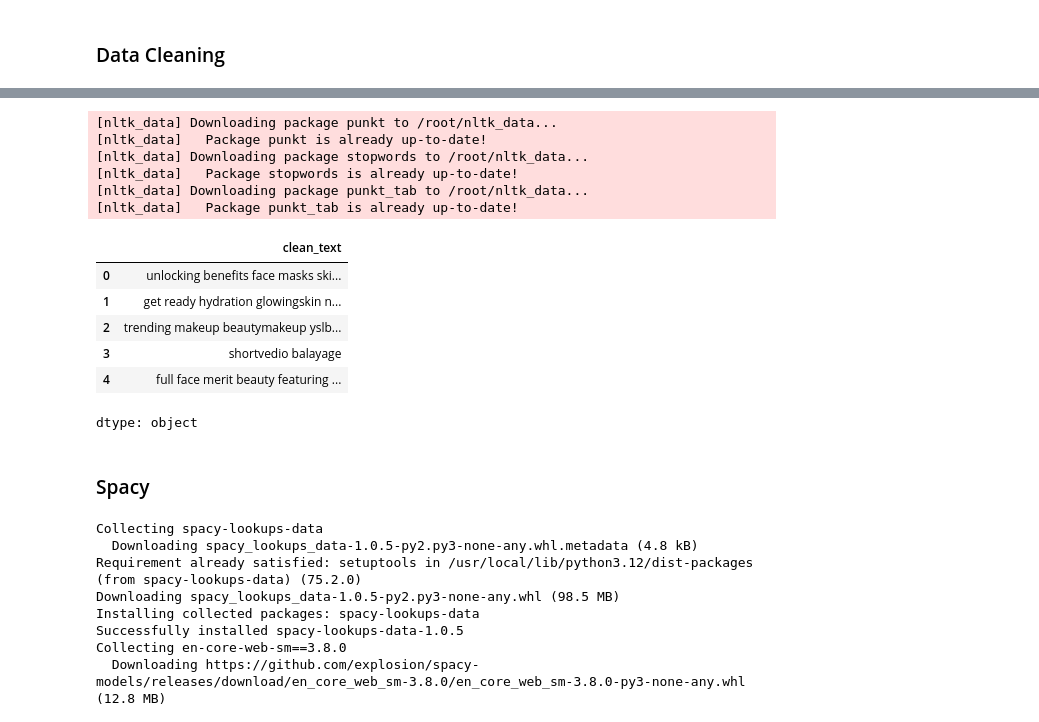
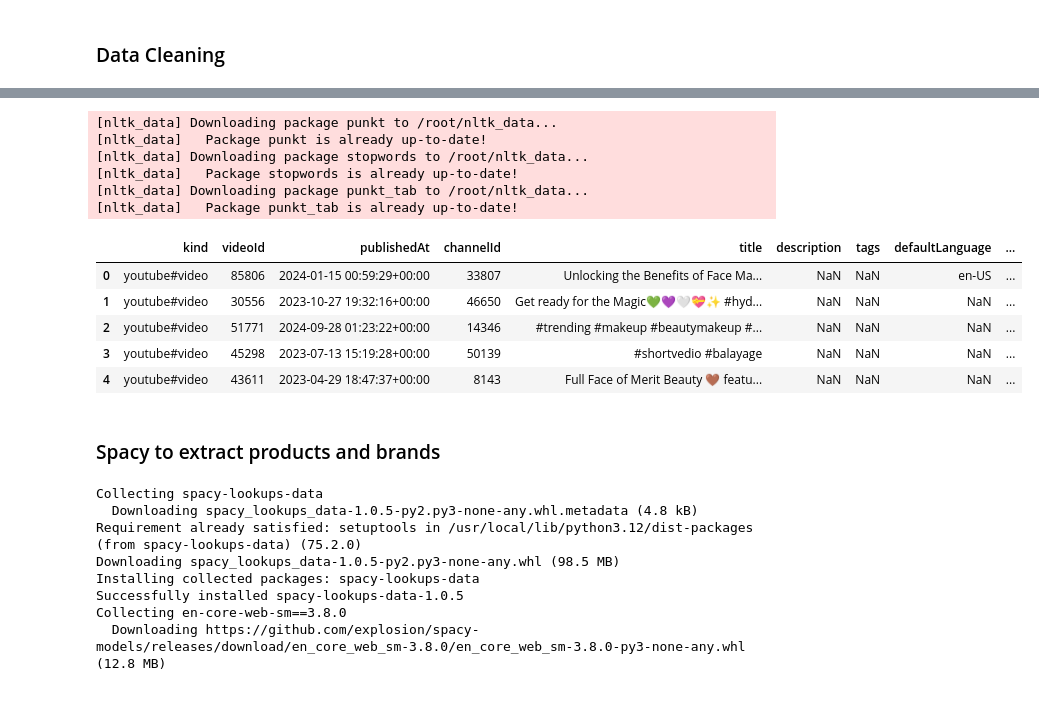
Before and after one commit to lichee03/Loreal-Competition-Born-to-Win, a Jupyter notebook: app/trendAnalysis/extract_product.ipynb, the cells around one changed output, grey strips where cells are left out. Cells and saved outputs as stored; diff of their text form; code cells hidden in the pictures.

```diff
--- a/app/trendAnalysis/extract_product.ipynb
+++ b/app/trendAnalysis/extract_product.ipynb
@@ -39,13 +44,16 @@ def clean_text(text):
     text = text.lower()
     return text
 
-# Create clean_text directly from title, description, tags
-df['clean_text'] = (
+# Merge title, description, and tags into a single 'text' column (raw)
+df['text'] = (
     df['title'].fillna('') + ' ' +
     df['description'].fillna('') + ' ' +
     df['tags'].fillna('')
-).apply(clean_text)
+)
+
+# Now clean it into 'clean_text'
+df['clean_text'] = df['text'].apply(clean_text)
 
 # Preview
-df['clean_text'].head(5)
+df[['text', 'clean_text']].head(5)
 # %% [output]
@@ -59,39 +66,32 @@ dtype: object
 # %%
-nltk.download('punkt')        # for word_tokenize
-nltk.download('stopwords')    # for stopwords
+nltk.download('punkt')
+nltk.download('stopwords')
 nltk.download('punkt_tab')
 
 stop_words = set(stopwords.words('english'))
 
 def preprocess_text(text):
-    tokens = word_tokenize(text.lower())  # tokenize
+    tokens = word_tokenize(text.lower())
     tokens = [t for t in tokens if t.isalpha() and t not in stop_words]
     return " ".join(tokens)
 
-# Combine columns and clean
-df['clean_text'] = (
-    df['title'].fillna('') + ' ' +
-    df['description'].fillna('') + ' ' +
-    df['tags'].fillna('')
-).apply(preprocess_text)
-
-df['clean_text'].head()
+df['clean_text'] = df['text'].apply(preprocess_text)
+df.head()
 # %% [output]
 [nltk_data] Downloading package punkt to /root/nltk_data...
 [nltk_data]   Package punkt is already up-to-date!
 [nltk_data] Downloading package stopwords to /root/nltk_data...
 [nltk_data]   Package stopwords is already up-to-date!
 [nltk_data] Downloading package punkt_tab to /root/nltk_data...
 [nltk_data]   Package punkt_tab is already up-to-date!
-|  | clean_text |
-| 0 | unlocking benefits face masks ski... |
-| 1 | get ready hydration glowingskin n... |
-| 2 | trending makeup beautymakeup yslb... |
-| 3 | shortvedio balayage |
-| 4 | full face merit beauty featuring ... |
+|  | kind | videoId | publishedAt | channelId | title | description | tags | defaultLanguage | ... |
+| 0 | youtube#video | 85806 | 2024-01-15 00:59:29+00:00 | 33807 | Unlocking the Benefits of Face Ma... | NaN | NaN | en-US | ... |
+| 1 | youtube#video | 30556 | 2023-10-27 19:32:16+00:00 | 46650 | Get ready for the Magic💚💜🤍💝✨ #hyd... | NaN | NaN | NaN | ... |
+| 2 | youtube#video | 51771 | 2024-09-28 01:23:22+00:00 | 14346 | #trending #makeup #beautymakeup #... | NaN | NaN | NaN | ... |
+| 3 | youtube#video | 45298 | 2023-07-13 15:19:28+00:00 | 50139 | #shortvedio #balayage | NaN | NaN | NaN | ... |
+| 4 | youtube#video | 43611 | 2023-04-29 18:47:37+00:00 | 8143 | Full Face of Merit Beauty 🤎 featu... | NaN | NaN | NaN | ... |
-dtype: object
-# %% [markdown]
-### Spacy
+# %% [markdown]
+### Spacy to extract products and brands
 # %%
 TRAIN_DATA = [
     ("I love foundation and lipstick",
```
Also changed, not shown: parts of 23 cells of this notebook, 6 other files.
